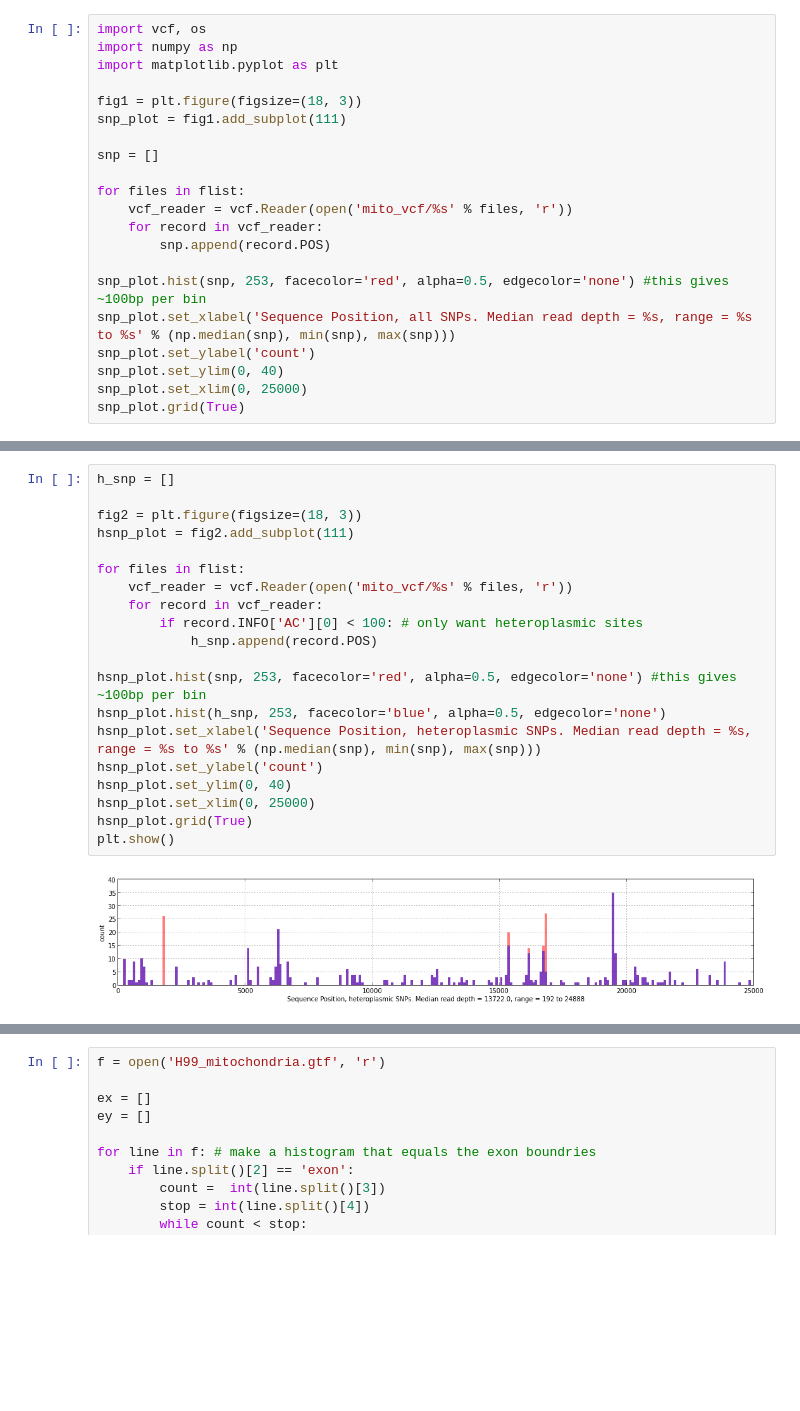
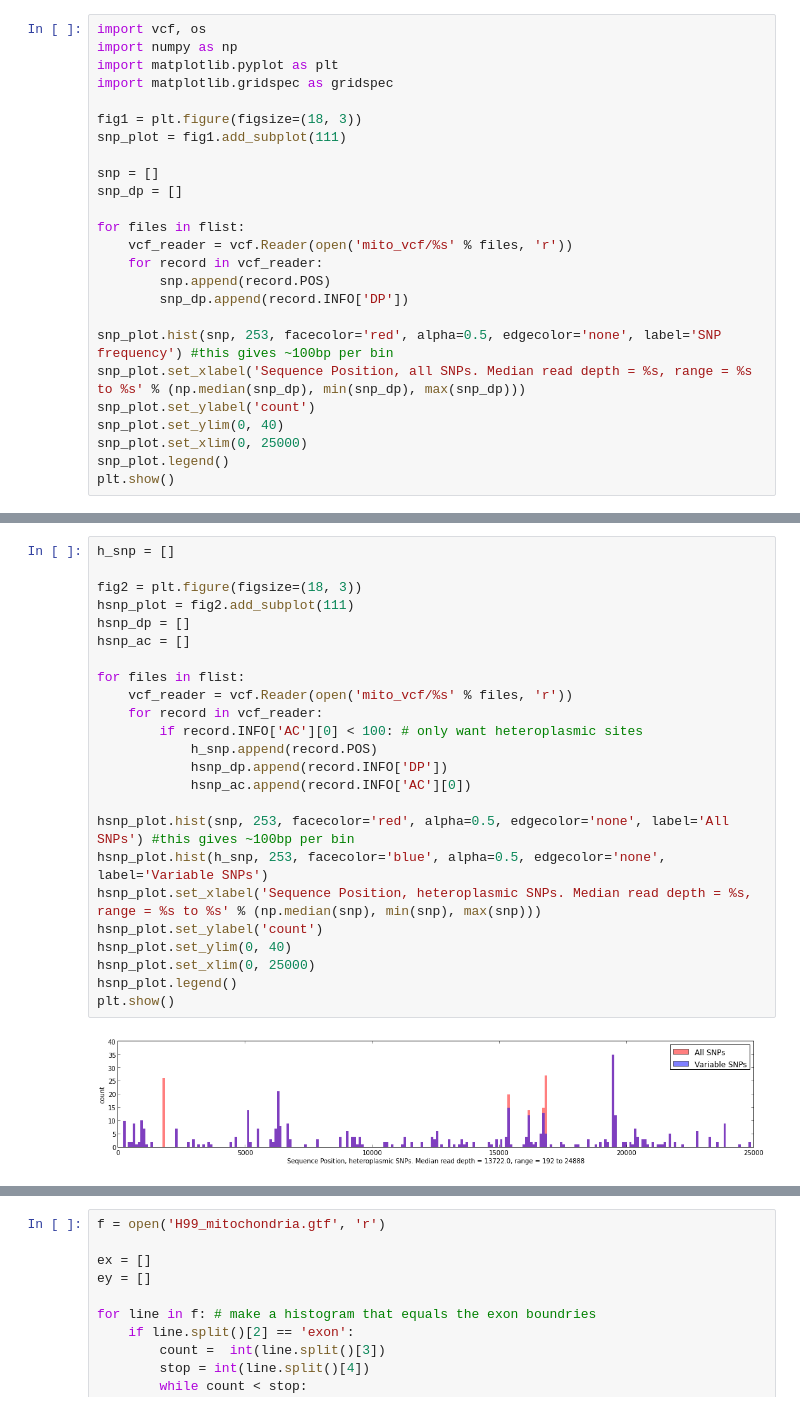
Before and after one commit to drlabratory/Research_Git, a Jupyter notebook: sequence_analysis/VCF plotting.ipynb, the cells around one changed output, grey strips where cells are left out. Cells and saved outputs as stored; diff of their text form; blank space fills up the shorter version.

```diff
--- a/sequence_analysis/VCF plotting.ipynb
+++ b/sequence_analysis/VCF plotting.ipynb
@@ -6,21 +8,25 @@ VCF files are loaded in and 2 pieces of information extracted: position and degr
 import vcf, os
 import numpy as np
 import matplotlib.pyplot as plt
+import matplotlib.gridspec as gridspec
 
 fig1 = plt.figure(figsize=(18, 3))
 snp_plot = fig1.add_subplot(111)
 
 snp = []
+snp_dp = []
 
 for files in flist:
     vcf_reader = vcf.Reader(open('mito_vcf/%s' % files, 'r'))
     for record in vcf_reader:
         snp.append(record.POS)
+        snp_dp.append(record.INFO['DP'])
 
-snp_plot.hist(snp, 253, facecolor='red', alpha=0.5, edgecolor='none') #this gives ~100bp per bin
-snp_plot.set_xlabel('Sequence Position, all SNPs. Median read depth = %s, range = %s to %s' % (np.median(snp), min(snp), max(snp)))
+snp_plot.hist(snp, 253, facecolor='red', alpha=0.5, edgecolor='none', label='SNP frequency') #this gives ~100bp per bin
+snp_plot.set_xlabel('Sequence Position, all SNPs. Median read depth = %s, range = %s to %s' % (np.median(snp_dp), min(snp_dp), max(snp_dp)))
 snp_plot.set_ylabel('count')
 snp_plot.set_ylim(0, 40)
 snp_plot.set_xlim(0, 25000)
-snp_plot.grid(True)
+snp_plot.legend()
+plt.show()
 # %% [output]
@@ -28,22 +39,26 @@ snp_plot.grid(True)
 # %%
 h_snp = []
 
 fig2 = plt.figure(figsize=(18, 3))
 hsnp_plot = fig2.add_subplot(111)
+hsnp_dp = []
+hsnp_ac = []
 
 for files in flist:
     vcf_reader = vcf.Reader(open('mito_vcf/%s' % files, 'r'))
     for record in vcf_reader:
         if record.INFO['AC'][0] < 100: # only want heteroplasmic sites
             h_snp.append(record.POS)
+            hsnp_dp.append(record.INFO['DP'])
+            hsnp_ac.append(record.INFO['AC'][0])
 
-hsnp_plot.hist(snp, 253, facecolor='red', alpha=0.5, edgecolor='none') #this gives ~100bp per bin
-hsnp_plot.hist(h_snp, 253, facecolor='blue', alpha=0.5, edgecolor='none')
+hsnp_plot.hist(snp, 253, facecolor='red', alpha=0.5, edgecolor='none', label='All SNPs') #this gives ~100bp per bin
+hsnp_plot.hist(h_snp, 253, facecolor='blue', alpha=0.5, edgecolor='none', label='Variable SNPs')
 hsnp_plot.set_xlabel('Sequence Position, heteroplasmic SNPs. Median read depth = %s, range = %s to %s' % (np.median(snp), min(snp), max(snp)))
 hsnp_plot.set_ylabel('count')
 hsnp_plot.set_ylim(0, 40)
 hsnp_plot.set_xlim(0, 25000)
-hsnp_plot.grid(True)
+hsnp_plot.legend()
 plt.show()
 # %% [output]
-[figure, old version]
+[figure, new version]
```
Also changed, not shown: parts of 14 cells of this notebook, 27 other files.
